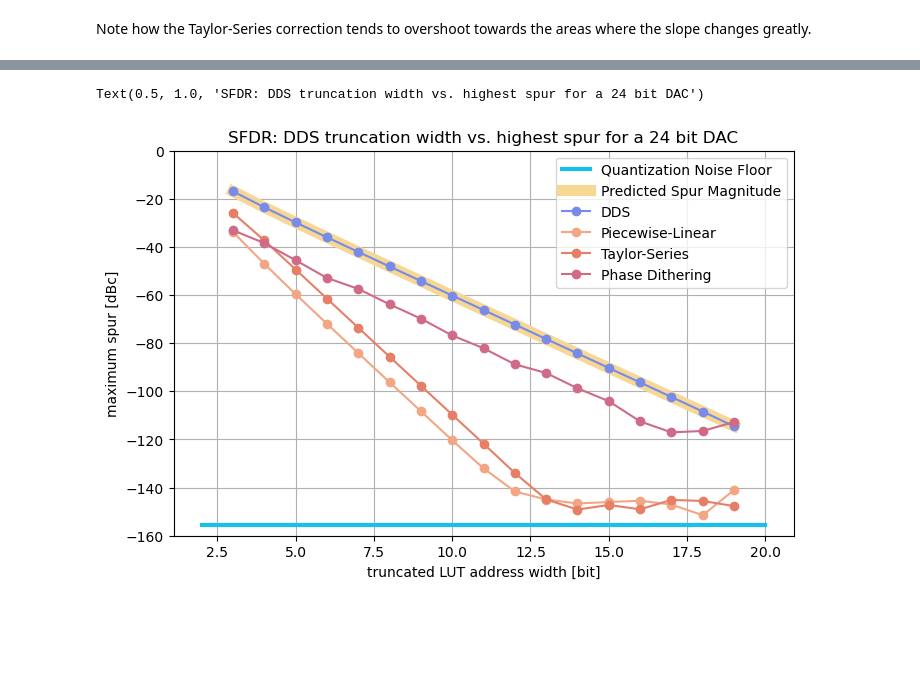
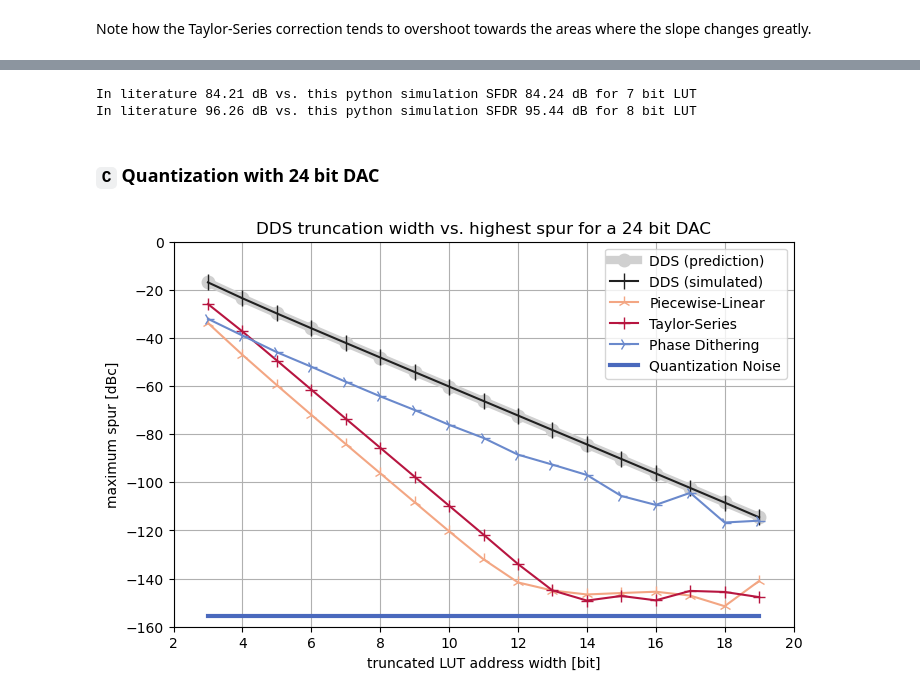
Before and after one commit to mnemocron/dds-spur-techniques, a Jupyter notebook: jupyter/dds-paper.ipynb, the cells around one changed output, grey strips where cells are left out. Drawn from its saved outputs; the diff is of its cells as text; code cells hidden in the pictures; blank space fills up the shorter version.

Commit message:
added literature references

```diff
--- a/jupyter/dds-paper.ipynb
+++ b/jupyter/dds-paper.ipynb
@@ -137,10 +139,10 @@ $S = 20\cdot \log_{10} \left| \frac{\sin{\frac{\pi}{2^L}}}{\sin{\frac{\pi(2^P-1)
 
 where $P$ is the truncated width and $L$ is the index of the least significant '1' bit counting from the MSB.
 # %%
-def predict_dds_sfdr(N_fcw, W_lut, f_s, f_o):
-    P = W_lut
-    fcw = np.floor( (2**N_fcw)*f_o/f_s ).astype('int64')
-    fcw_bin = np.binary_repr(fcw, N_fcw)
+def predict_dds_sfdr(N, M, f_s, f_o):
+    P = M
+    fcw = np.floor( (2**N)*f_o/f_s ).astype('int64')
+    fcw_bin = np.binary_repr(fcw, N)
     L=0
     for i,b in enumerate(fcw_bin):
         if(b=='1'):
@@ -393,8 +388,4 @@ def get_sfdr_fast(x):
 # %%
-fs = 100E+6 # sampling rate
-fo = 0.25E6 # signal frequency
-T = int(6000) # number of samples in output signal
-
 f_axs = np.linspace(0,fs, int(T/2))
 
 prd_sfdr = []
@@ -403,28 +394,28 @@ dds_sig = []; lin_sig = []; tay_sig = []; dit_sig = [];
 dds_fft = []; lin_fft = []; tay_fft = []; dit_fft = [];
 dds_sfdr = []; lin_sfdr = []; tay_sfdr = []; dit_sfdr = [];
 dds_snr = [];  lin_snr = []; tay_snr = []; dit_snr = [];
-for W in range(3, 20):
-    s = dds(M, N, W, fs, fo, T)
+for M in range(3, 20):
+    s = dds(P, N, M, fs, fo, T)
     f,S = get_welch_psd(s, fs, T)
     dds_fft.append(S)
     dds_sig.append(s)
     dds_frq.append(f)
-    s = dds_linear_interpol(M, N, W, fs, fo, T)
+    s = dds_linear_interpol(P, N, M, fs, fo, T)
     f,S = get_welch_psd(s, fs, T)
     lin_fft.append(S)
     lin_sig.append(s)
     lin_frq.append(f)
-    s = dds_taylor_interpol(M, N, W, fs, fo, T)
+    s = dds_taylor_interpol(P, N, M, fs, fo, T)
     f,S = get_welch_psd(s, fs, T)
     tay_fft.append(S)
     tay_sig.append(s)
     tay_frq.append(f)
-    s = dds_phase_dither(M, N, W, fs, fo, T)
+    s = dds_phase_dither(P, N, M, fs, fo, T)
     f,S = get_welch_psd(s, fs, T)
     dit_fft.append(S)
     dit_sig.append(s)
     dit_frq.append(f)
-    prd_sfdr.append(predict_dds_sfdr(N, W, fs, fo))
+    prd_sfdr.append(predict_dds_sfdr(N, M, fs, fo))
 
 for i in range(len(dds_fft)):
     dds_sfdr.append(-get_sfdr(dds_fft[i]))
@@ -432,7 +423,7 @@ for i in range(len(dds_fft)):
     tay_sfdr.append(-get_sfdr(tay_fft[i]))
     dit_sfdr.append(-get_sfdr(dit_fft[i]))
 
-sin_sig = pure_sin(M, fs, fo, T)
+sin_sig = pure_sin(P, fs, fo, T)
 f,S = get_welch_psd(sin_sig, fs, T)
 sin_fft = S
 sin_frq = f
@@ -460,3 +467,12 @@ Text(0.5, 1.0, 'SFDR: DDS truncation width vs. highest spur for a 16 bit DAC')
+# %%
+print(f"In literature 84.21 dB vs. this python simulation SFDR {-lin_sfdr[4]:.02f} dB for 7 bit LUT")
+print(f"In literature 96.26 dB vs. this python simulation SFDR {-lin_sfdr[5]:.02f} dB for 8 bit LUT")
+# %% [output]
+In literature 84.21 dB vs. this python simulation SFDR 84.24 dB for 7 bit LUT
+In literature 96.26 dB vs. this python simulation SFDR 95.44 dB for 8 bit LUT
+# %% [markdown]
+
+### `C` Quantization with 24 bit DAC
 # %%
 M = 24
 # %%
@@ -509,20 +521,21 @@ sin_sfdr = -get_sfdr(sin_fft)
 # %%
 trunc = np.linspace(3, len(dds_sfdr)+2, len(dds_sfdr))
 
 fig, ax = plt.subplots(figsize=(8, 5))
-ax.plot([2,20], [sin_sfdr, sin_sfdr], color="#17c0eb", linewidth=3, label="Quantization Noise Floor")
-ax.plot(trunc, prd_sfdr, marker="o", color="#f7d794", linewidth=8, label="Predicted Spur Magnitude")
-ax.plot(trunc, dds_sfdr, marker="o", color="#778beb", label="DDS")
-ax.plot(trunc, lin_sfdr, marker="o", color="#f3a683", label="Piecewise-Linear")
-ax.plot(trunc, tay_sfdr, marker="o", color="#e77f67", label="Taylor-Series")
-ax.plot(trunc, dit_sfdr, marker="o", color="#cf6a87", label="Phase Dithering")
+ax.plot(trunc, prd_sfdr, marker="o", markersize=9, color="#d0d0d0", linewidth=6, label="DDS (prediction)")
+ax.plot(trunc, dds_sfdr, marker="|", markersize=12, color="#202020", label="DDS (simulated)")
+ax.plot(trunc, lin_sfdr, marker="2", markersize=9, color="#f3a683", label="Piecewise-Linear")
+ax.plot(trunc, tay_sfdr, marker="+", markersize=9, color="#b71540", label="Taylor-Series")
+ax.plot(trunc, dit_sfdr, marker="4", markersize=9, color="#6a89cc", label="Phase Dithering")
+ax.plot([3,19], [sin_sfdr, sin_sfdr], color="#4a69bd", linewidth=3, label="Quantization Noise")
 
 ax.legend()
 ax.grid()
 ax.set_xlabel("truncated LUT address width [bit]")
 ax.set_ylabel("maximum spur [dBc]")
 ax.set_ylim([-160, 0])
-ax.set_title("SFDR: DDS truncation width vs. highest spur for a 24 bit DAC")
+ax.set_title("DDS truncation width vs. highest spur for a 24 bit DAC")
+ax.set_xticks(np.arange(2, 21, 2));
+plt.savefig("algorithms_sfdr_24bit.pdf", format="pdf")
 # %% [output]
-Text(0.5, 1.0, 'SFDR: DDS truncation width vs. highest spur for a 24 bit DAC')
-[figure, old version]
+[figure, new version]
```
Also changed, not shown: parts of 22 cells of this notebook, 7 other files.
